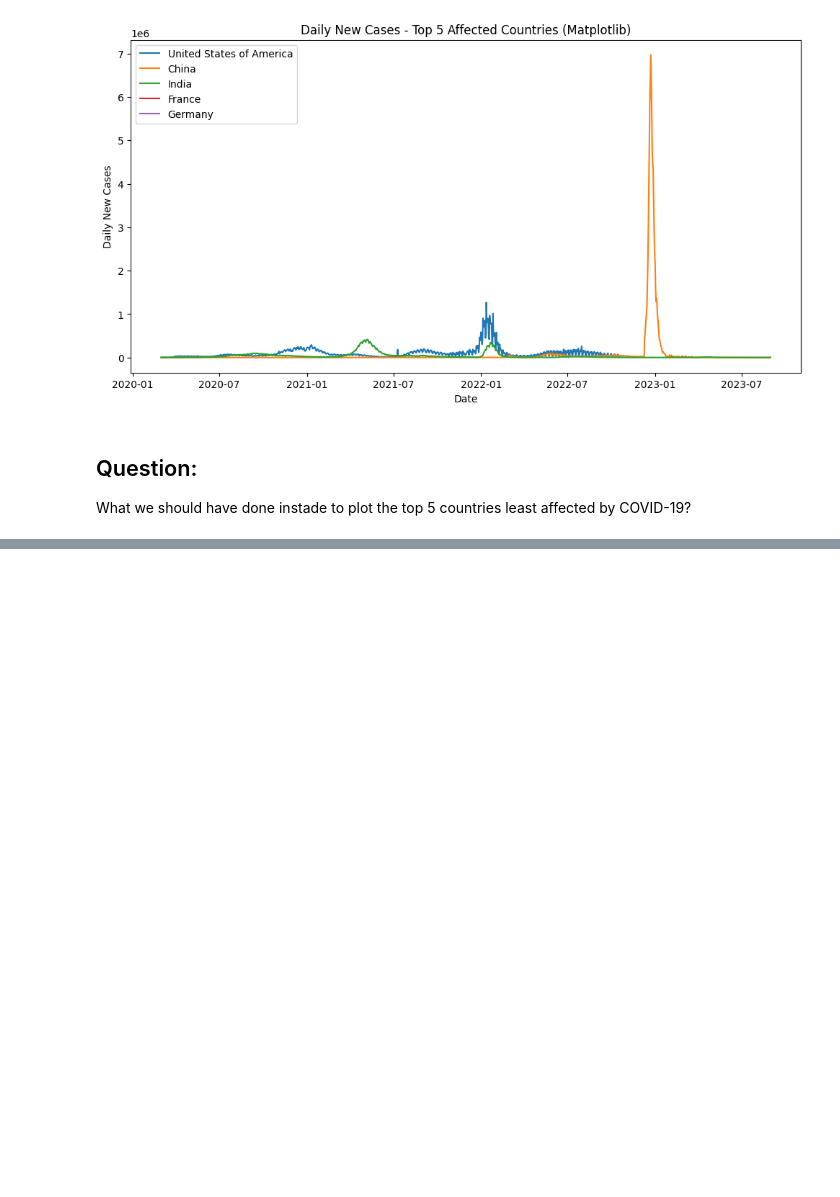
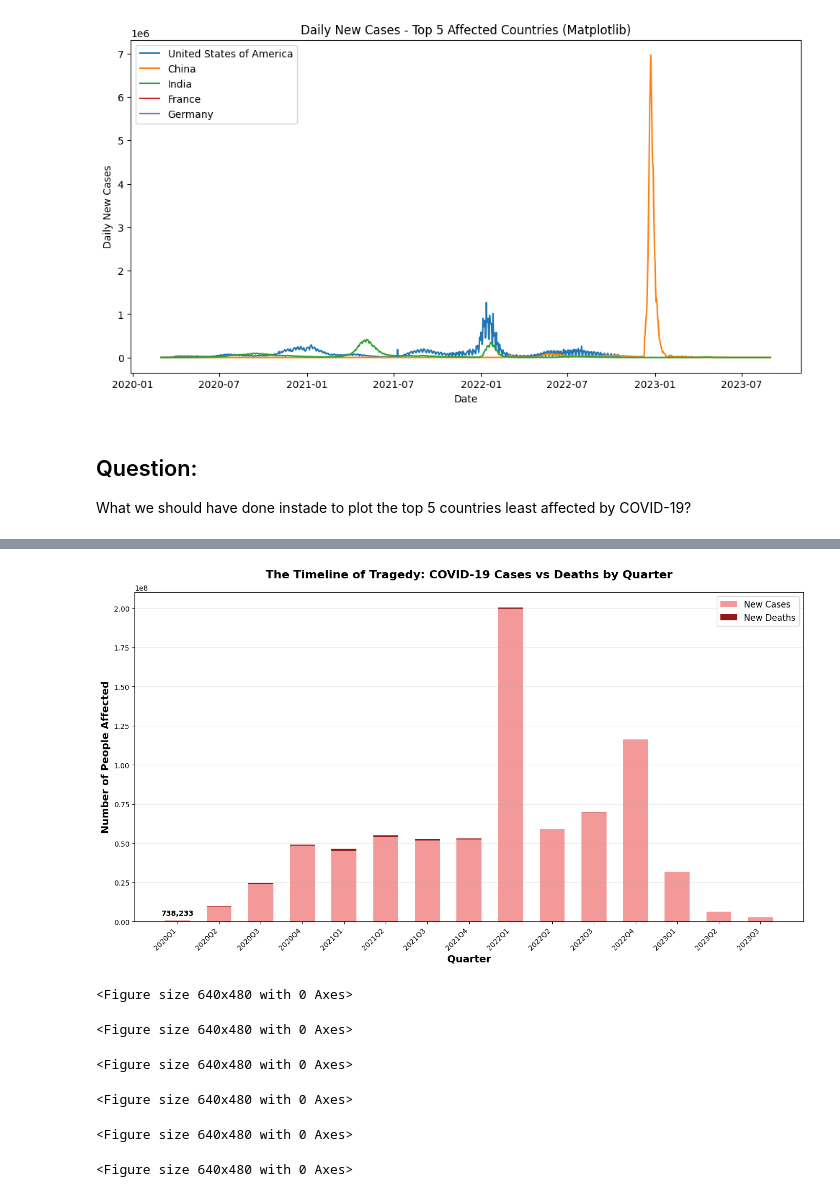
Before and after one commit to 22f2001443/ideas_internship_notebook, a Jupyter notebook: notebook_1_covid19_TS/Visualizing_Time_Series_Dataset_COVID_19_Data_V2.ipynb, the cells around one changed output, grey strips where cells are left out. Cells and saved outputs as stored; diff of their text form; code cells hidden in the pictures; blank space fills up the shorter version.

```diff
--- a/notebook_1_covid19_TS/Visualizing_Time_Series_Dataset_COVID_19_Data_V2.ipynb
+++ b/notebook_1_covid19_TS/Visualizing_Time_Series_Dataset_COVID_19_Data_V2.ipynb
@@ -109,4 +115,4 @@ subset_cols = [
     "Cumulative_deaths"
 ]
 
-df_subset = df[subset_cols].copy()
+df_covid_subset = df_covid[subset_cols].copy()
@@ -141,19 +132,19 @@ By trimming the data to the required start and end dates, we ensure that our ana
 #### Here start date is chosen as 1st of Mar 2020 & end date is choosen as 31st of Aug 2023 as according to WHO, they stopped requiring daily basis data reporting since August 2023
 # %%
 # Assuming your dataframe is named df and Date_reported is already in datetime format
-df_subset['Date_reported'] = pd.to_datetime(df_subset['Date_reported'])
+df_covid_subset['Date_reported'] = pd.to_datetime(df_covid_subset['Date_reported'])
 
 # Define the date range
 start_date = "2020-03-01"
 end_date = "2023-08-31"
 
 # Filter the rows
-trimmed_df = df_subset[(df_subset['Date_reported'] >= start_date) & (df_subset['Date_reported'] <= end_date)]
+df_covid_trimmed = df_covid_subset[(df_covid_subset['Date_reported'] >= start_date) & (df_covid_subset['Date_reported'] <= end_date)]
 
 # Check subset
-print("Subset shape:", trimmed_df.shape)
-print(trimmed_df.head())
-print(trimmed_df.tail())
+print("Subset shape:", df_covid_trimmed.shape)
+print(df_covid_trimmed.head())
+print(df_covid_trimmed.tail())
 # %% [output]
 Subset shape: (306960, 7)
       Date_reported  Country WHO_region  New_cases  New_deaths  \
@@ -228,0 +231,68 @@ What we should have done instade to plot the top 5 countries least affected by C
+# %%
+# Cases vs Deaths Over Time (Quarterly)
+
+# Show the relationship between cases and deaths over time periods
+
+# Create quarterly data for cleaner visualization
+df_copy = df_covid_trimmed.copy()
+df_copy['Quarter'] = df_copy['Date_reported'].dt.to_period('Q')
+
+# Aggregate by quarter
+quarterly_data = df_copy.groupby('Quarter').agg({'New_cases': 'sum', 'New_deaths': 'sum'}).reset_index()
+
+# Convert period to string for plotting
+quarterly_data['Quarter_str'] = quarterly_data['Quarter'].astype(str)
+
+# Create the stacked bar chart
+fig, ax = plt.subplots(figsize=(14, 8))
+
+# Create bars
+width = 0.6
+cases_bars = ax.bar(quarterly_data['Quarter_str'], quarterly_data['New_cases'],
+                       width, label='New Cases', color='lightcoral', alpha=0.8)
+deaths_bars = ax.bar(quarterly_data['Quarter_str'], quarterly_data['New_deaths'],
+                        width, bottom=quarterly_data['New_cases'],
+                        label='New Deaths', color='darkred', alpha=0.9)
+
+# Customize the plot
+ax.set_title('The Timeline of Tragedy: COVID-19 Cases vs Deaths by Quarter',
+                fontsize=16, fontweight='bold', pad=20)
+ax.set_xlabel('Quarter', fontsize=14, fontweight='bold')
+ax.set_ylabel('Number of People Affected', fontsize=14, fontweight='bold')
+ax.legend(fontsize=12, loc='upper right')
+ax.grid(axis='y', alpha=0.3)
+
+# Rotate x-axis labels
+plt.xticks(rotation=45, ha='right')
+
+# Add value annotations on the bars
+for i, (cases, deaths) in enumerate(zip(quarterly_data['New_cases'], quarterly_data['New_deaths'])):
+  # Annotate total at the top
+  total = cases + deaths
+  ax.annotate(f'{total:,.0f}',
+                xy=(i, total),
+                xytext=(0, 5),
+                textcoords='offset points',
+                ha='center', va='bottom',
+                fontweight='bold', fontsize=10)
+
+  plt.tight_layout()
+  plt.show()
+
+  # Print insights
+  max_quarter = quarterly_data.loc[quarterly_data['New_cases'].idxmax(), 'Quarter_str']
+  max_cases = quarterly_data['New_cases'].max()
+
+  # print("📊 What this timeline reveals:")
+  # print(f"• Peak quarter was {max_quarter} with {max_cases:,} new cases")
+  # print("• Red portions show the tragic human cost (deaths)")
+  # print("• You can see how deaths are proportional to cases")
+  # print("• Each bar represents millions of lives affected worldwide")
+# %% [output]
+[figure, added]
+<Figure size 640x480 with 0 Axes>
+<Figure size 640x480 with 0 Axes>
+<Figure size 640x480 with 0 Axes>
+<Figure size 640x480 with 0 Axes>
+<Figure size 640x480 with 0 Axes>
+<Figure size 640x480 with 0 Axes>
```
Also changed, not shown: parts of 23 cells of this notebook.
